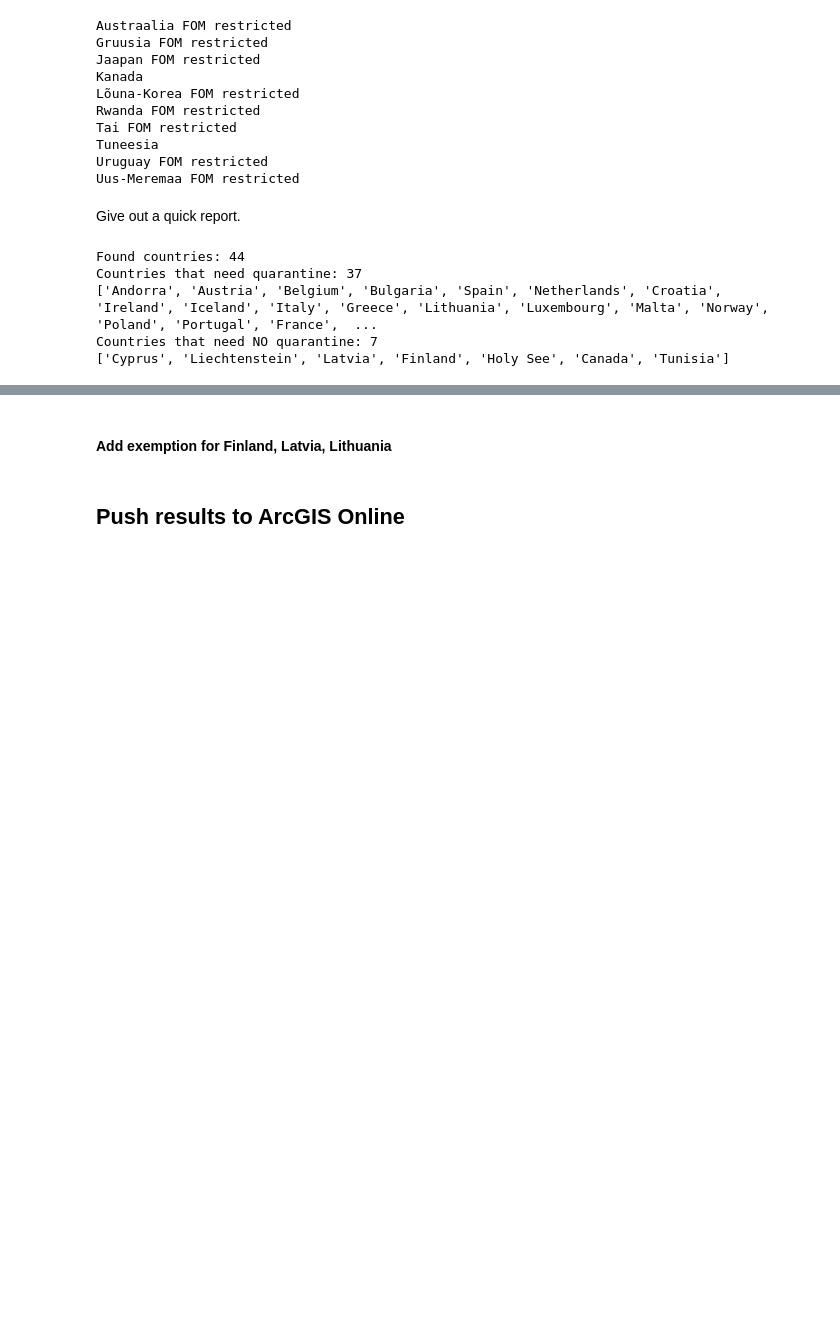
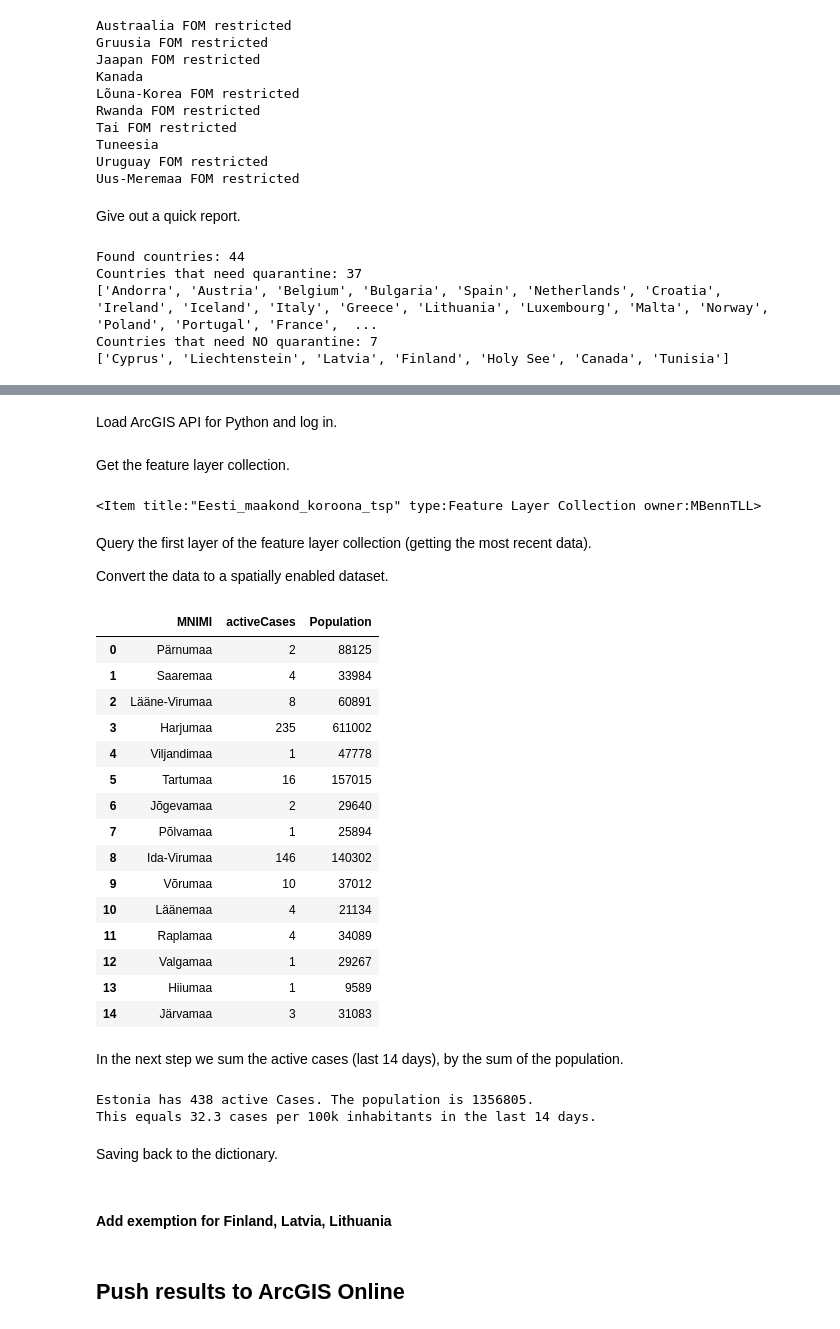
Before and after one commit to AlphaGIS-ee/ag-covid-dashboard-demo, a Jupyter notebook: freedom_of_movement/Update_FOM_map.ipynb, the cells around one changed output, grey strips where cells are left out. Drawn from its saved outputs; the diff is of its cells as text; code cells hidden in the pictures; blank space fills up the shorter version.

Commit message:
added active cases for Estonia to FOM

```diff
--- a/freedom_of_movement/Update_FOM_map.ipynb
+++ b/freedom_of_movement/Update_FOM_map.ipynb
@@ -278,0 +291,56 @@ dict(list(a2_status.items())[0:5])
+# %% [markdown]
+Load ArcGIS API for Python and log in.
+# %%
+from arcgis.gis import GIS
+#gis = GIS(username="user1", password="password", profile="COVDemo") # uncomment to log in and safe as a profile.
+gis = GIS(profile="COVDemo")
+# %% [markdown]
+Get the feature layer collection.
+# %%
+flcid = '25c87bbbd5b54234a3f5905066569b96'
+flc = gis.content.get(flcid)
+flc
+# %% [output]
+<Item title:"Eesti_maakond_koroona_tsp" type:Feature Layer Collection owner:MBennTLL>
+# %% [markdown]
+Query the first layer of the feature layer collection (getting the most recent data).
+
+Convert the data to a spatially enabled dataset.
+# %%
+ts_lyr = flc.layers[0] # get the first layer (it only contains one)
+ts_fset = ts_lyr.query(where="lastFeature=1") # query it without a query, to select all data
+ts_df = ts_fset.sdf[['MNIMI', 'activeCases', 'Population']] # save data to spatially enabled dataset
+ts_df
+# %% [output]
+|  | MNIMI | activeCases | Population |
+| 0 | Pärnumaa | 2 | 88125 |
+| 1 | Saaremaa | 4 | 33984 |
+| 2 | Lääne-Virumaa | 8 | 60891 |
+| 3 | Harjumaa | 235 | 611002 |
+| 4 | Viljandimaa | 1 | 47778 |
+| 5 | Tartumaa | 16 | 157015 |
+| 6 | Jõgevamaa | 2 | 29640 |
+| 7 | Põlvamaa | 1 | 25894 |
+| 8 | Ida-Virumaa | 146 | 140302 |
+| 9 | Võrumaa | 10 | 37012 |
+| 10 | Läänemaa | 4 | 21134 |
+| 11 | Raplamaa | 4 | 34089 |
+| 12 | Valgamaa | 1 | 29267 |
+| 13 | Hiiumaa | 1 | 9589 |
+| 14 | Järvamaa | 3 | 31083 |
+# %% [markdown]
+In the next step we sum the active cases (last 14 days), by the sum of the population.
+# %%
+aC = ts_df.activeCases.sum()
+Pop = ts_df.Population.sum()
+ee_val = round((aC / Pop ) * 100000, 1)
+
+print(
+f"Estonia has {aC} active Cases. The population is {Pop}. \n\
+This equals {ee_val} cases per 100k inhabitants in the last 14 days."
+)
+# %% [output]
+Estonia has 438 active Cases. The population is 1356805.
+This equals 32.3 cases per 100k inhabitants in the last 14 days.
+# %% [markdown]
+Saving back to the dictionary.
```
Also changed, not shown: parts of 8 cells of this notebook.
